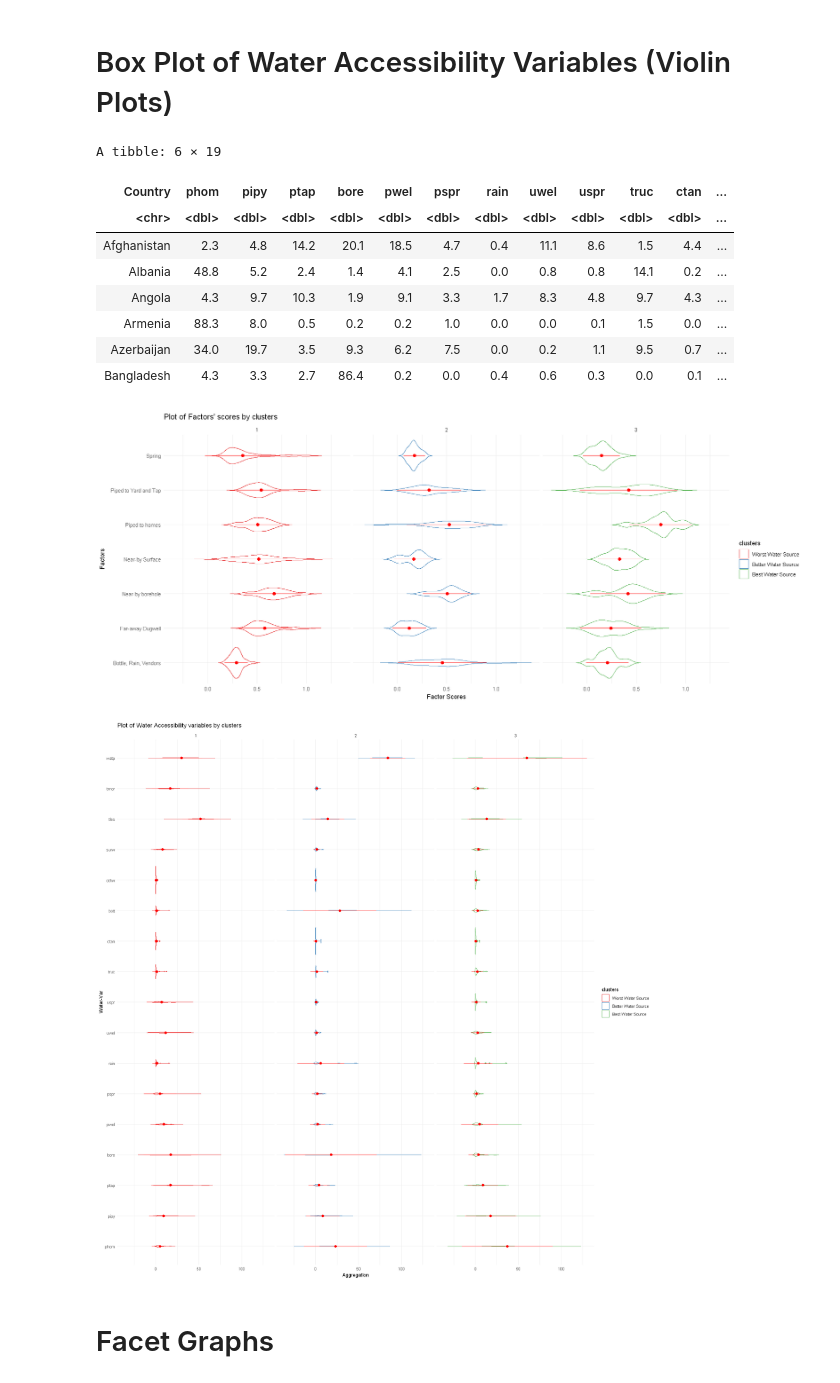
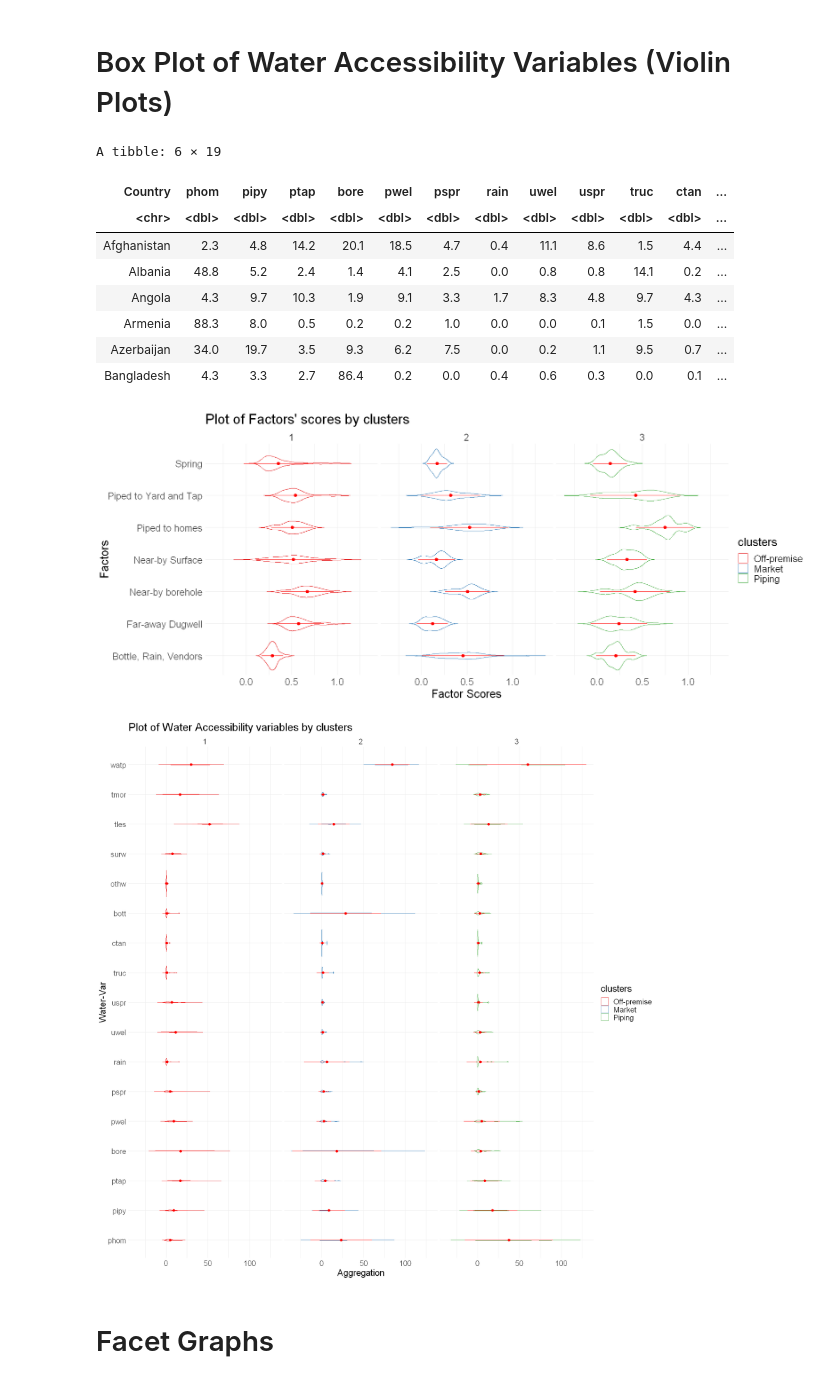
Before and after one commit to narslab/water-accessibility, a Jupyter notebook: bin/jupyter/typology-seven-five-ml-promax.ipynb, the cells around one changed output. Saved outputs shown, nothing was run; the diff lists cells and outputs as text; code cells hidden in the pictures.

```diff
--- a/bin/jupyter/typology-seven-five-ml-promax.ipynb
+++ b/bin/jupyter/typology-seven-five-ml-promax.ipynb
@@ -195,10 +201,11 @@ p <- ggplot(data = weight.m, aes(x=Factor, y=Weight, fill = Weight, color = clus
 labs(title="Plot of Factors' scores by clusters",x="Factors", y = "Factor Scores") +
  theme_minimal() +
  scale_color_manual(name = 'clusters',
-labels = c("Worst Water Source", "Better Water Source", "Best Water Source"),
+  labels = c("Off-premise", "Market", "Piping"),
     values=c('#E41A1C','#377EB8','#4DAF4A')) +
   facet_wrap(~ clusters , nrow=1) +
-coord_flip()
+  coord_flip() +
+    theme(text = element_text(size=20))
 p
 
 dfw <- read_excel("../../results/df-water-access.xlsx",sheet=1)
@@ -209,37 +216,38 @@ head(dfw)
 agg.m <- melt(dfw, id="clusters",
                    measure=c(
 'phom', 'pipy','ptap','bore','pwel','pspr','rain','uwel','uspr','truc','ctan','bott','othw','surw','tles','tmor','watp'
                    ),
                    variable.name="WA", value.name="Aggregation")
 #Sizing
 options(repr.plot.width=17, repr.plot.height=17)
 par(mar = c(1,1,1,1))
 par(cex=5)
 
 w <- ggplot(data = agg.m, aes(x= WA, y= Aggregation, fill = Aggregation, color = clusters)) +
   geom_violin(trim=FALSE) +
     stat_summary(fun.data=mean_sdl,
                  geom="pointrange", color="red") +
     labs(title="Plot of Water Accessibility variables by clusters",x="Water-Var", y = "Aggregation") +
     theme_minimal() +
     scale_color_manual(name = 'clusters',
-    labels = c("Worst Water Source", "Better Water Source", "Best Water Source"),
+    labels = c("Off-premise", "Market", "Piping"),
     values=c('#E41A1C','#377EB8','#4DAF4A')) +
   facet_wrap(~ clusters , nrow=1) +
-  coord_flip()
+  coord_flip() +
+    theme(text = element_text(size=20))
 w
 # %% [output]
 A tibble: 6 × 19
 | Country | phom | pipy | ptap | bore | pwel | pspr | rain | uwel | uspr | truc | ctan | ... |
 | <chr> | <dbl> | <dbl> | <dbl> | <dbl> | <dbl> | <dbl> | <dbl> | <dbl> | <dbl> | <dbl> | <dbl> | ... |
 | Afghanistan | 2.3 | 4.8 | 14.2 | 20.1 | 18.5 | 4.7 | 0.4 | 11.1 | 8.6 | 1.5 | 4.4 | ... |
 | Albania | 48.8 | 5.2 | 2.4 | 1.4 | 4.1 | 2.5 | 0.0 | 0.8 | 0.8 | 14.1 | 0.2 | ... |
 | Angola | 4.3 | 9.7 | 10.3 | 1.9 | 9.1 | 3.3 | 1.7 | 8.3 | 4.8 | 9.7 | 4.3 | ... |
 | Armenia | 88.3 | 8.0 | 0.5 | 0.2 | 0.2 | 1.0 | 0.0 | 0.0 | 0.1 | 1.5 | 0.0 | ... |
 | Azerbaijan | 34.0 | 19.7 | 3.5 | 9.3 | 6.2 | 7.5 | 0.0 | 0.2 | 1.1 | 9.5 | 0.7 | ... |
 | Bangladesh | 4.3 | 3.3 | 2.7 | 86.4 | 0.2 | 0.0 | 0.4 | 0.6 | 0.3 | 0.0 | 0.1 | ... |
-[figure, old version]
+[figure, new version]
-[figure, old version]
+[figure, new version]
 # %% [markdown]
 # Facet Graphs
 # %%
```
Also changed, not shown: parts of 5 cells of this notebook, 13 other files.
